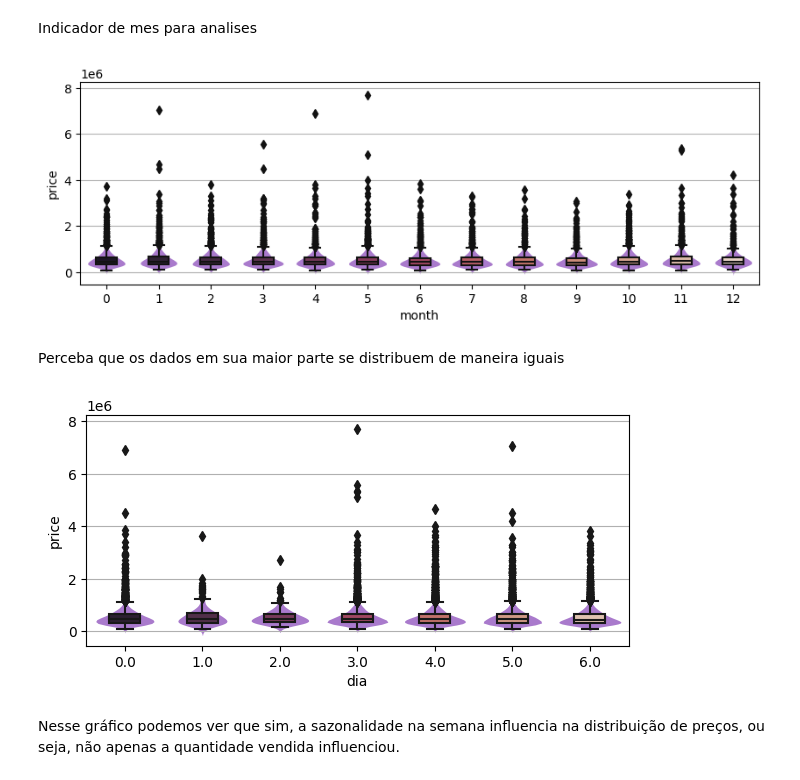
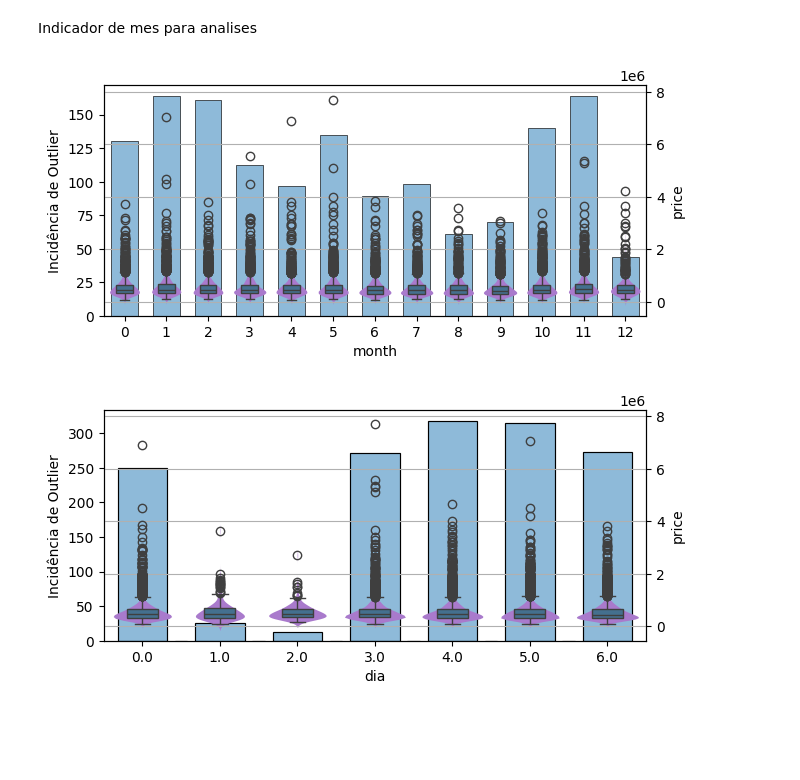
Before and after one commit to MarcioB1999/Previsao_Precos, a Jupyter notebook: analise_dados.ipynb, the cells around one changed output. Saved outputs shown, nothing was run; the diff lists cells and outputs as text; code cells hidden in the pictures; blank space fills up the shorter version.

```diff
--- a/analise_dados.ipynb
+++ b/analise_dados.ipynb
@@ -96,13 +246,13 @@ fig=plt.figure(figsize=(8,6))
 plt.subplots_adjust(wspace=0.3, hspace=0.4)
 
 ax=fig.add_subplot(2,1,1)
-ax.set_title('Faturamento por Dia Durante um Ano')
+ax.set_title('Somatório dos Preços por Dia Durante um Ano')
 plt.plot(data_series_day)
 plt.grid(axis='both')
 
 ax=fig.add_subplot(2,2,3)
 
-ax.set_title('Tendência do Faturamento')
+ax.set_title('Tendência do Somatório dos Preços')
 plt.plot(tendencia)
 for i,tick in enumerate(ax.xaxis.get_ticklabels()):
     if i == 0 or i == 3 or i == 6:
@@ -113,7 +263,7 @@ plt.grid(axis='both')
 
 
 ax=fig.add_subplot(2,2,4)
-ax.set_title('Sazonalidades do Faturamento')
+ax.set_title('Sazonalidades do Somatório dos Preços')
 plt.plot(sazonal)
 for i,tick in enumerate(ax.xaxis.get_ticklabels()):
     if i == 0 or i == 3 or i == 6:
@@ -142,10 +294,11 @@ Podemos ver uma serie temporal do faturamento diário no qual se tem um efeito s
 fig=plt.figure(figsize=(8,3))
 
 ax=fig.add_subplot(1,1,1)
+colors = ['red','tomato','orangered','orange','gold']
 
 
 for i in range(5):
-    plt.plot(data_series_day.iloc[i*7:(i+1)*7],marker='o',color='blue')
+    plt.plot(data_series_day.iloc[i*7:(i+1)*7],marker='o',color=colors[i],label=f'semana {i}')
 
 
 for i,tick in enumerate(ax.xaxis.get_ticklabels()):
@@ -154,5 +307,7 @@ for i,tick in enumerate(ax.xaxis.get_ticklabels()):
     else:
         tick.set_visible(False)
 
+#plt.legend()
+
 plt.grid(axis='y')
 # %% [output]
@@ -323,22 +395,30 @@ while(indice < len(df)):
 # %%
 df['month'] = aux
 # %%
-fig=plt.figure(figsize=(10,3))
-ax = sns.violinplot(data=df, x='month', y='price', color="#af52f4", inner=None, linewidth=0, saturation=0.5)
-sns.boxplot(data=df, x='month', y='price', saturation=0.5, width=0.4,
-            palette='rocket', boxprops={'zorder': 2}, ax=ax)
+fig, ax1 = plt.subplots(figsize=(7, 3))
+
+ax1_bars = range(13)
+sns.histplot(data=df.query(f"price>1000000"),x='month', shrink=.8,ax=ax1,alpha=0.5,bins=[x for i in ax1_bars for x in (i-0.4,i+0.4)])
+plt.ylabel('Incidência de Outlier')
+
+ax2 = ax1.twinx()
+ax = sns.violinplot(data=df, x='month', y='price', color="#af52f4", inner=None, linewidth=0, saturation=0.5,ax=ax2)
+sns.boxplot(data=df, x='month', y='price', saturation=0.5, width=0.4, boxprops={'zorder': 2}, ax=ax)
+
 plt.grid(axis='y')
 # %% [output]
-[figure, old version]
+[figure, new version]
-# %% [markdown]
-Perceba que os dados em sua maior parte se distribuem de maneira iguais
 # %%
-fig=plt.figure(figsize=(7,3))
-ax = sns.violinplot(data=df, x='dia', y='price', color="#af52f4", inner=None, linewidth=0, saturation=0.5)
-sns.boxplot(data=df, x='dia', y='price', saturation=0.5, width=0.4,
-            palette='rocket', boxprops={'zorder': 2}, ax=ax)
+fig, ax1 = plt.subplots(figsize=(7, 3))
+
+ax1_bars = [0,1,2,3,4,5,6]
+sns.histplot(data=df.query(f"price>1000000"),x='dia', shrink=.8,ax=ax1,alpha=0.5,bins=[x for i in ax1_bars for x in (i-0.4,i+0.4)])
+plt.ylabel('Incidência de Outlier')
+
+ax2 = ax1.twinx()
+ax = sns.violinplot(data=df, x='dia', y='price', color="#af52f4", inner=None, linewidth=0, saturation=0.5,ax=ax2)
+sns.boxplot(data=df, x='dia', y='price', saturation=0.5, width=0.4, boxprops={'zorder': 2}, ax=ax)
+
 plt.grid(axis='y')
 # %% [output]
-[figure, old version]
+[figure, new version]
-# %% [markdown]
-Nesse gráfico podemos ver que sim, a sazonalidade na semana influencia na distribuição de preços, ou seja, não apenas a quantidade vendida influenciou.
```
Also changed, not shown: parts of 48 cells of this notebook, 4 other files.
